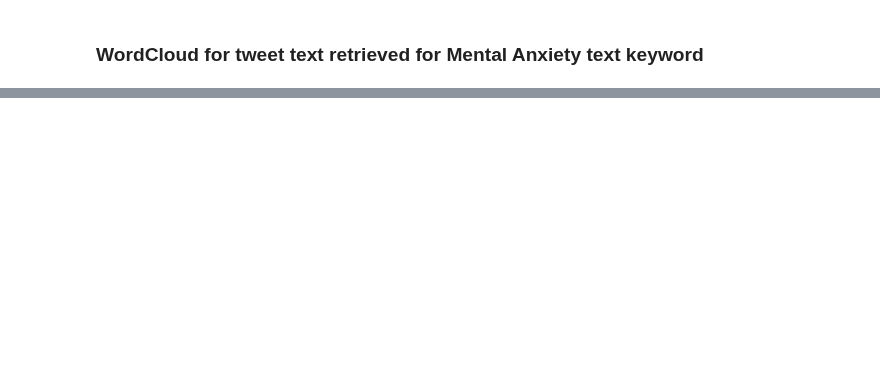
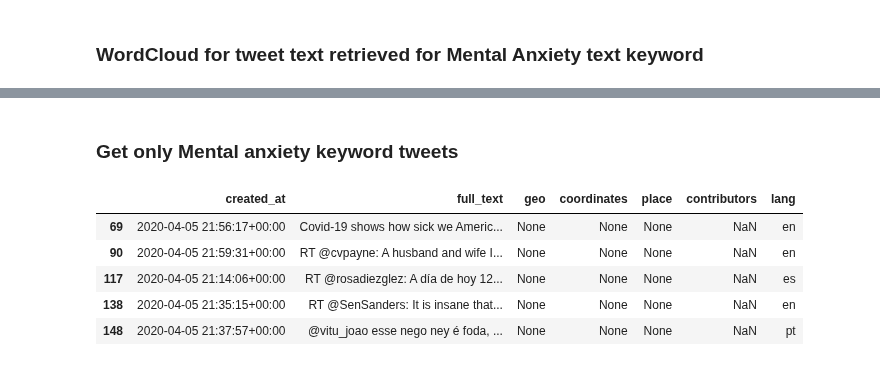
Before and after one commit to aiformankind/covid-19-hackathon, a Jupyter notebook: social-network-mining/VisualMentalAnxeity.ipynb, the cells around one changed output, grey strips where cells are left out. Cells and saved outputs as stored; diff of their text form; code cells hidden in the pictures; blank space fills up the shorter version.

```diff
--- a/social-network-mining/VisualMentalAnxeity.ipynb
+++ b/social-network-mining/VisualMentalAnxeity.ipynb
@@ -46 +33,17 @@ generate_word_cloud(streamed_tweet)
+# %% [markdown]
+### Get only Mental anxiety keyword tweets
+# %%
+df_anxiety = df.copy()
+words = TweetUtils.get_anxiety_words()
+# print(words)
+df_anxiety.head()
+df_anxiety  = df_anxiety.loc[df_anxiety["full_text"].str.contains('|'.join(words))]
+df_anxiety.head()
+# %% [output]
+|  | created_at | full_text | geo | coordinates | place | contributors | lang |
+| 69 | 2020-04-05 21:56:17+00:00 | Covid-19 shows how sick we Americ... | None | None | None | NaN | en |
+| 90 | 2020-04-05 21:59:31+00:00 | RT @cvpayne: A husband and wife I... | None | None | None | NaN | en |
+| 117 | 2020-04-05 21:14:06+00:00 | RT @rosadiezglez: A día de hoy 12... | None | None | None | NaN | es |
+| 138 | 2020-04-05 21:35:15+00:00 | RT @SenSanders: It is insane that... | None | None | None | NaN | en |
+| 148 | 2020-04-05 21:37:57+00:00 | @vitu_joao esse nego ney é foda, ... | None | None | None | NaN | pt |
 # %%
```
Also changed, not shown: parts of 18 cells of this notebook, 2 other files.
